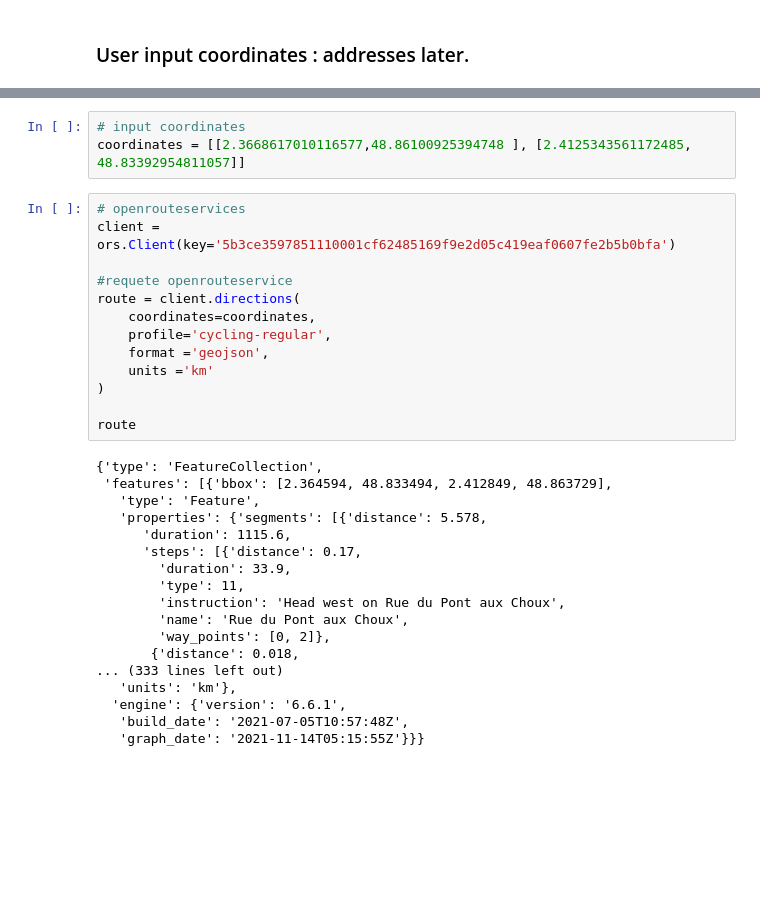
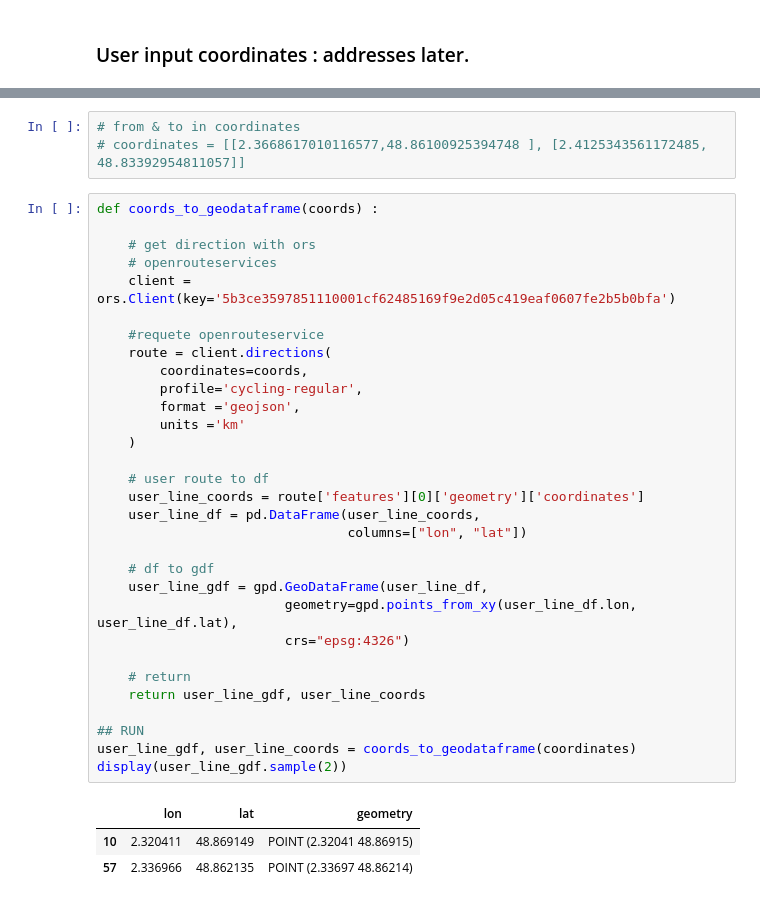
Before and after one commit to MKrouma/2R, a Jupyter notebook: prod/webapp/backend.ipynb, the cells around one changed output, grey strips where cells are left out. Cells and saved outputs as stored; diff of their text form; blank space fills up the shorter version.

```diff
--- a/prod/webapp/backend.ipynb
+++ b/prod/webapp/backend.ipynb
@@ -19,35 +46,39 @@ from shapely.geometry import Point, LineString, Polygon
 # %%
-# input coordinates
-coordinates = [[2.3668617010116577,48.86100925394748 ], [2.4125343561172485, 48.83392954811057]]
+# from & to in coordinates
+# coordinates = [[2.3668617010116577,48.86100925394748 ], [2.4125343561172485, 48.83392954811057]]
-# %%
-# openrouteservices
-client = ors.Client(key='5b3ce3597851110001cf62485169f9e2d05c419eaf0607fe2b5b0bfa')
-
-#requete openrouteservice
-route = client.directions(
-    coordinates=coordinates,
-    profile='cycling-regular',
-    format ='geojson',
-    units ='km'
-)
-
-route
-# %% [output]
-{'type': 'FeatureCollection',
- 'features': [{'bbox': [2.364594, 48.833494, 2.412849, 48.863729],
-   'type': 'Feature',
-   'properties': {'segments': [{'distance': 5.578,
-      'duration': 1115.6,
-      'steps': [{'distance': 0.17,
-        'duration': 33.9,
-        'type': 11,
-        'instruction': 'Head west on Rue du Pont aux Choux',
-        'name': 'Rue du Pont aux Choux',
-        'way_points': [0, 2]},
-       {'distance': 0.018,
-... (333 lines left out)
-   'units': 'km'},
-  'engine': {'version': '6.6.1',
-   'build_date': '2021-07-05T10:57:48Z',
-   'graph_date': '2021-11-14T05:15:55Z'}}}
+# %%
+def coords_to_geodataframe(coords) :
+
+    # get direction with ors
+    # openrouteservices
+    client = ors.Client(key='5b3ce3597851110001cf62485169f9e2d05c419eaf0607fe2b5b0bfa')
+
+    #requete openrouteservice
+    route = client.directions(
+        coordinates=coords,
+        profile='cycling-regular',
+        format ='geojson',
+        units ='km'
+    )
+
+    # user route to df
+    user_line_coords = route['features'][0]['geometry']['coordinates']
+    user_line_df = pd.DataFrame(user_line_coords,
+                                columns=["lon", "lat"])
+
+    # df to gdf
+    user_line_gdf = gpd.GeoDataFrame(user_line_df,
+                        geometry=gpd.points_from_xy(user_line_df.lon, user_line_df.lat),
+                        crs="epsg:4326")
+
+    # return
+    return user_line_gdf, user_line_coords
+
+## RUN
+user_line_gdf, user_line_coords = coords_to_geodataframe(coordinates)
+display(user_line_gdf.sample(2))
+# %% [output]
+|  | lon | lat | geometry |
+| 10 | 2.320411 | 48.869149 | POINT (2.32041 48.86915) |
+| 57 | 2.336966 | 48.862135 | POINT (2.33697 48.86214) |
 # %%
```
Also changed, not shown: parts of 16 cells of this notebook, 5 other files.
